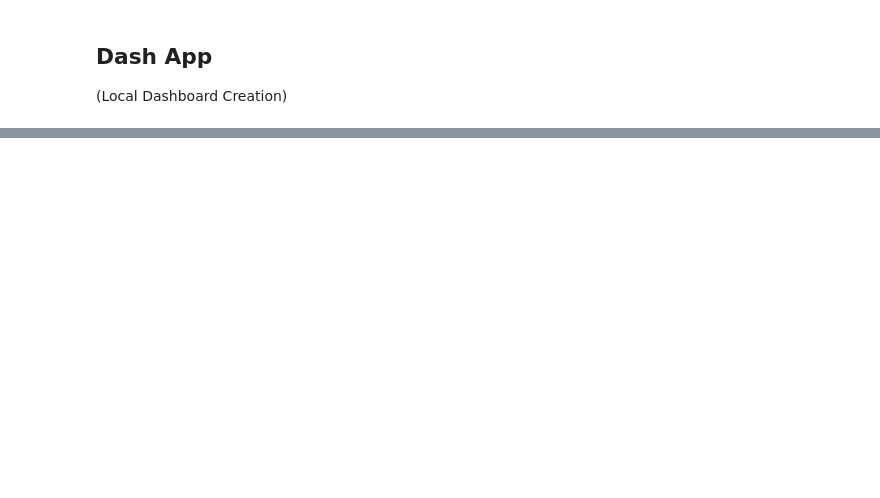
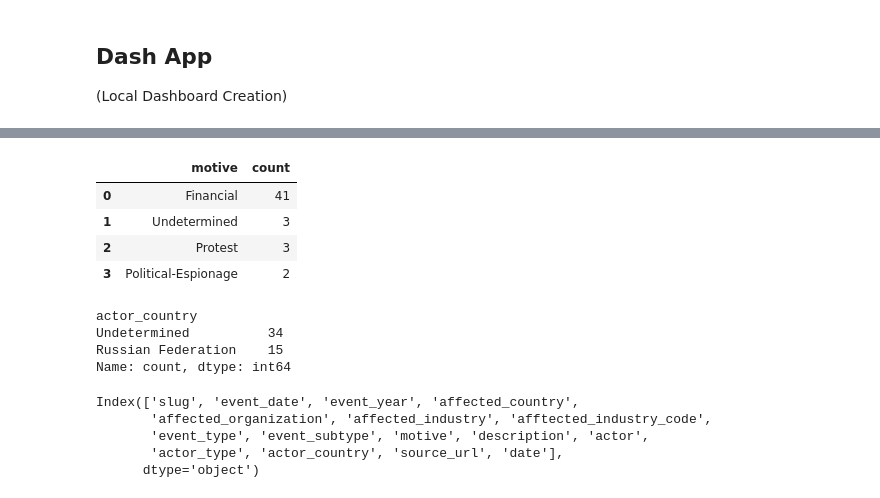
Before and after one commit to JD-Bentley/Cyber-Attacks-Visualized, a Jupyter notebook: src/plotly_dashboard.ipynb, the cells around one changed output, grey strips where cells are left out. Drawn from its saved outputs; the diff is of its cells as text; code cells hidden in the pictures; blank space fills up the shorter version.

```diff
--- a/src/plotly_dashboard.ipynb
+++ b/src/plotly_dashboard.ipynb
@@ -263,0 +459,25 @@ app.run(jupyter_mode="inline", debug=True)
+# %%
+t = df[df.event_year == 2022]
+t = t[t.affected_country == 'Canada']
+t['motive'].value_counts().reset_index()
+# %% [output]
+|  | motive | count |
+| 0 | Financial | 41 |
+| 1 | Undetermined | 3 |
+| 2 | Protest | 3 |
+| 3 | Political-Espionage | 2 |
+# %%
+t['actor_country'].value_counts()
+# %% [output]
+actor_country
+Undetermined          34
+Russian Federation    15
+Name: count, dtype: int64
+# %%
+df.columns
+# %% [output]
+Index(['slug', 'event_date', 'event_year', 'affected_country',
+       'affected_organization', 'affected_industry', 'afftected_industry_code',
+       'event_type', 'event_subtype', 'motive', 'description', 'actor',
+       'actor_type', 'actor_country', 'source_url', 'date'],
+      dtype='object')
```
Also changed, not shown: parts of 13 cells of this notebook.
